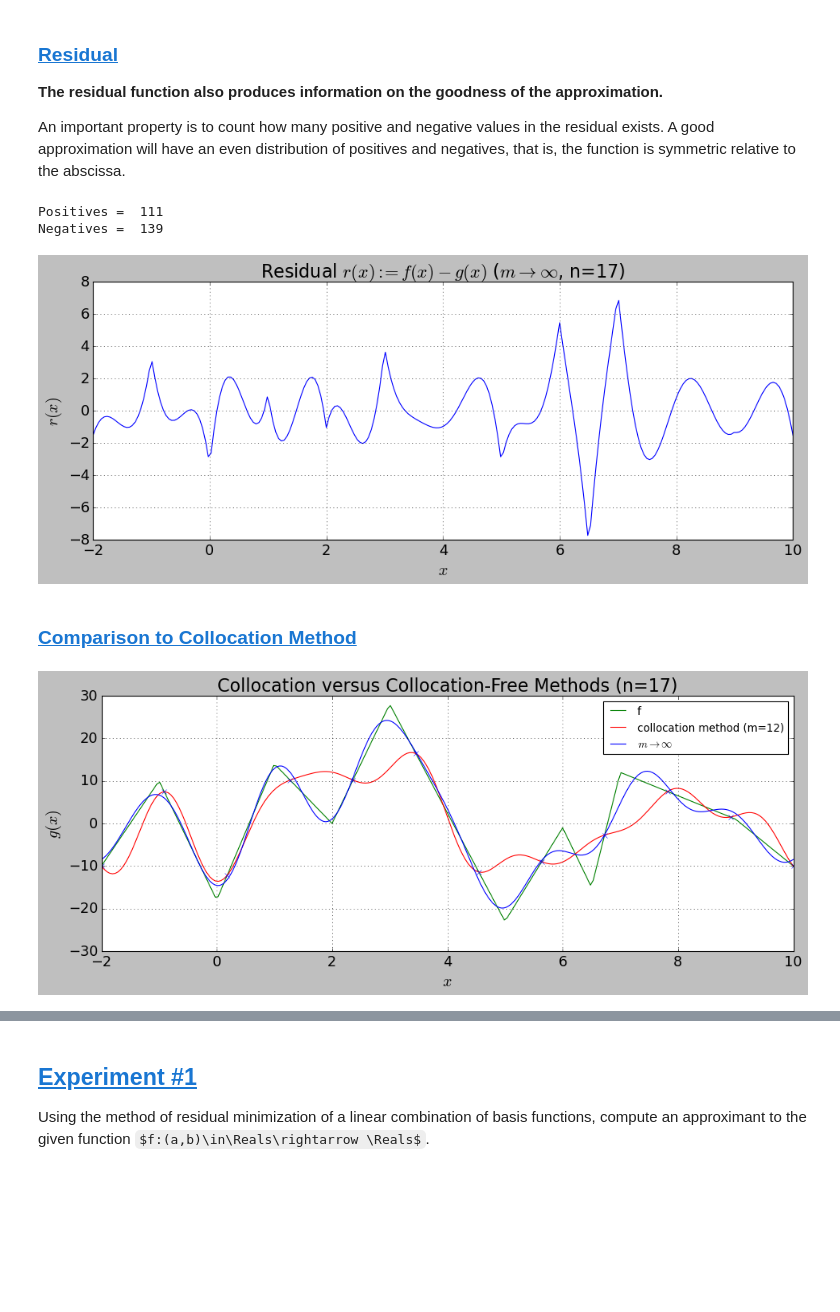
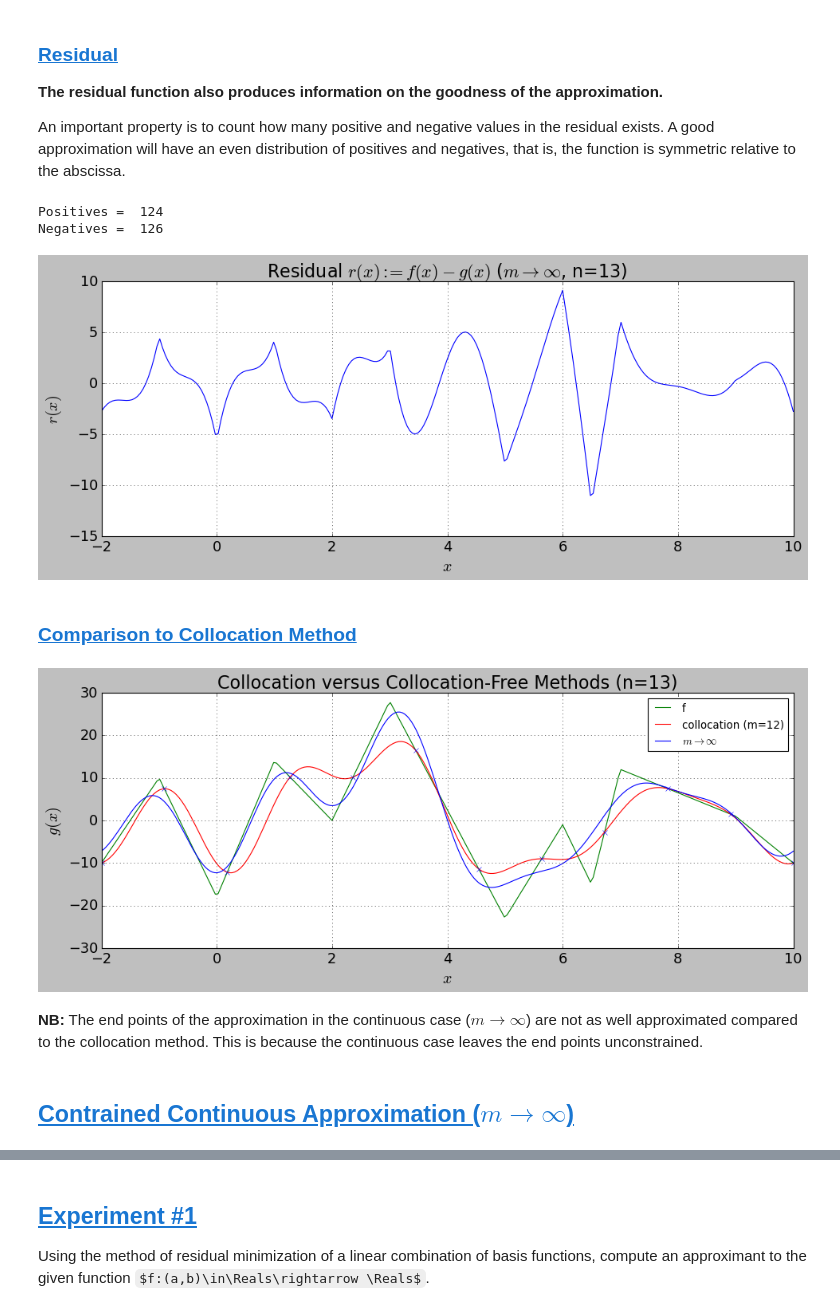
Before and after one commit to dpploy/engy-5330, a Jupyter notebook: notebooks/02-fourier-lsq-residual.ipynb, the cells around one changed output, grey strips where cells are left out. Saved outputs shown, nothing was run; the diff lists cells and outputs as text; code cells hidden in the pictures; some formulas as TeX source; blank space fills up the shorter version.

Commit message:
constrained continous approx

```diff
--- a/notebooks/02-fourier-lsq-residual.ipynb
+++ b/notebooks/02-fourier-lsq-residual.ipynb
@@ -101,7 +114,7 @@ x_max = shape_pts[-1][0]
 wavelength = x_max - x_min
 kappa = 2*math.pi/wavelength
 
-N = 8 # number of pairs of sine/cosine
+N = 6 # number of pairs of sine/cosine
 
 try:
     from engy_5310.toolkit import FourierBasis
@@ -595,35 +606,39 @@ plt.yticks(fontsize=16)
 plt.grid(True)
 plt.show()
 # %% [output]
-Positives =  111
-Negatives =  139
+Positives =  124
+Negatives =  126
-[figure, old version]
+[figure, new version]
 # %% [markdown]
 ### [Comparison to Collocation Method](#toc)<a id="cont-comparison"></a>
 # %%
 '''Code for comparison to collocation method'''
 
 import matplotlib.pyplot as plt
 #%matplotlib inline
 #plt.style.use('dark_background')
 plt.figure(1, figsize=(14, 5))
 
 x_pts = np.linspace(x_min, x_max, len(g_best_vec_1))
 plt.plot(x_pts, f.values(x_pts),'g-',label='f')
-plt.plot(x_pts, g_best_vec_1, 'r-', label='collocation method (m='+str(m)+')')
+plt.plot(x_pts, g_best_vec_1, 'r-', label='collocation (m='+str(m)+')')
 x_pts = np.linspace(x_min, x_max, len(g_best_vec_2))
 plt.plot(x_pts, g_best_vec_2, 'b-', label=r'$m\rightarrow \infty$')
 
 #plt.plot([p[0] for p in shape_pts], [p[1] for p in shape_pts],'r*')
 plt.plot(x_tilde_pts, f.values(x_tilde_pts), 'bx')
 
 plt.title(r'Collocation versus Collocation-Free Methods (n='+str(len(fb.basis_func_list))+')', fontsize=20)
 plt.ylabel(r'$g(x)$', fontsize=18)
 plt.xlabel(r'$x$', fontsize=18)
 plt.xticks(fontsize=16)
 plt.yticks(fontsize=16)
 plt.legend(loc='best',fontsize=12)
 plt.grid(True)
 plt.show()
 # %% [output]
-[figure, old version]
+[figure, new version]
+# %% [markdown]
+**NB:** The end points of the approximation in the continuous case ($m\rightarrow \infty$) are not as well approximated compared to the collocation method. This is because the continuous case leaves the end points unconstrained.
+# %% [markdown]
+## [Contrained Continuous Approximation ($m\rightarrow\infty$)](#toc)<a id="ctr_cont"></a>
```
Also changed, not shown: parts of 46 cells of this notebook, 1 other file.
